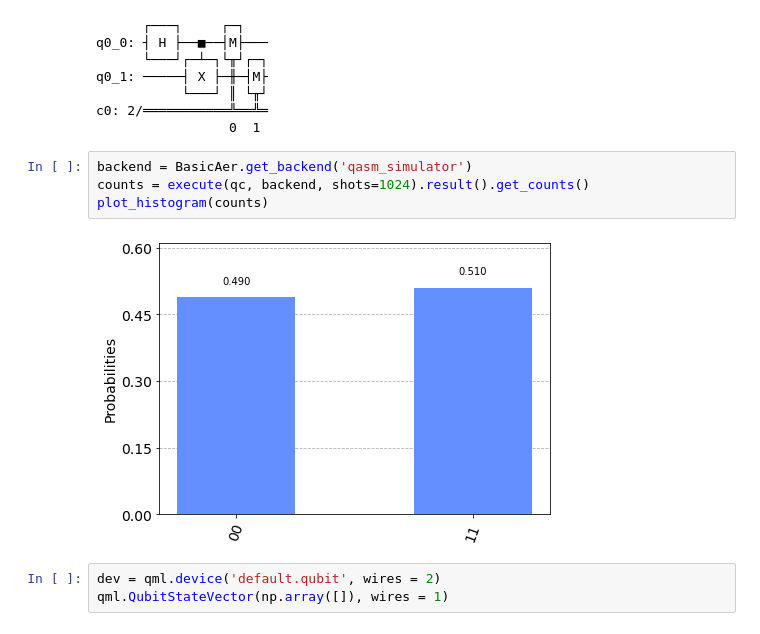
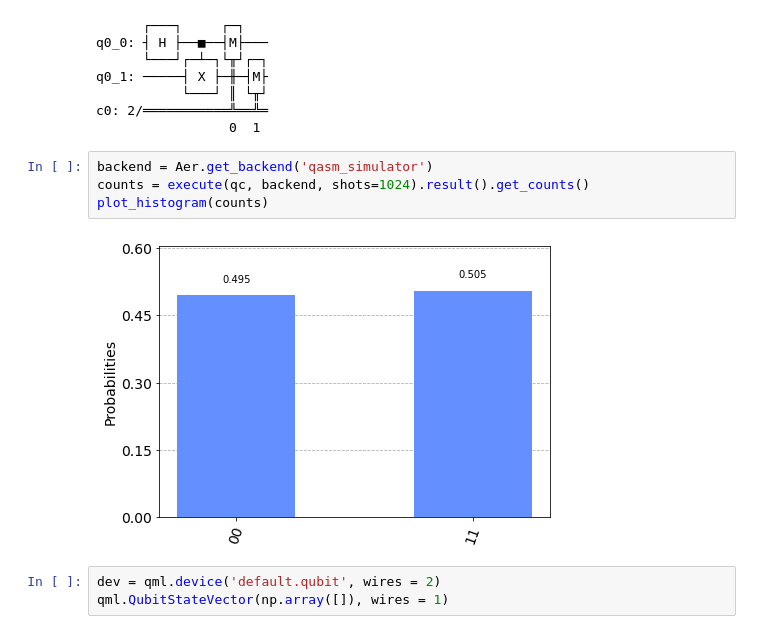
Before and after one commit to fioyarce/qosf_mentorship_program, a Jupyter notebook: Task 1/Task 1 - Solution.ipynb, the cells around one changed output. Cells and saved outputs as stored; diff of their text form.

```diff
--- a/Task 1/Task 1 - Solution.ipynb
+++ b/Task 1/Task 1 - Solution.ipynb
@@ -80,11 +75,11 @@ q0_1: ─────┤ X ├─╫─┤M├
 c0: 2/═══════════╩══╩═
                  0  1
 # %%
-backend = BasicAer.get_backend('qasm_simulator')
+backend = Aer.get_backend('qasm_simulator')
 counts = execute(qc, backend, shots=1024).result().get_counts()
 plot_histogram(counts)
 # %% [output]
-[figure, old version]
+[figure, new version]
 # %%
 dev = qml.device('default.qubit', wires = 2)
 qml.QubitStateVector(np.array([]), wires = 1)
```
Also changed, not shown: parts of 22 cells of this notebook.
